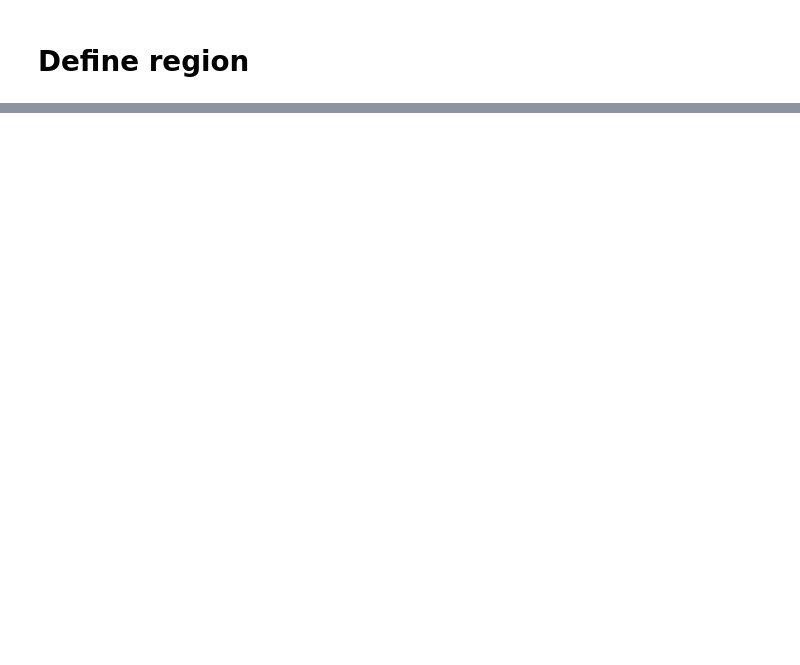
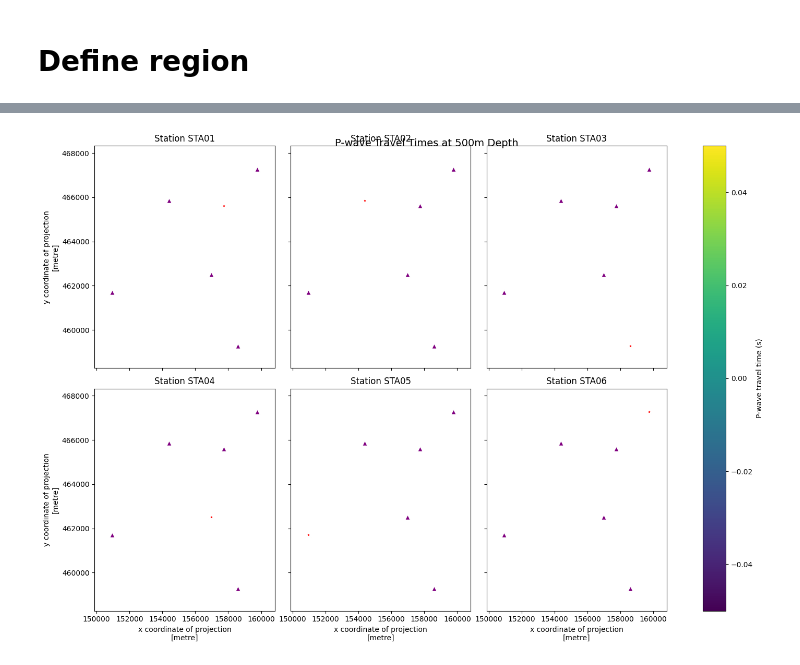
Before and after one commit to TNO/PRESEIS-source-location, a Jupyter notebook: example.ipynb, the cells around one changed output, grey strips where cells are left out. Saved outputs shown, nothing was run; the diff lists cells and outputs as text; code cells hidden in the pictures; blank space fills up the shorter version.

```diff
--- a/example.ipynb
+++ b/example.ipynb
@@ -289,0 +434,19 @@ marginalized over x
+# %%
+# Compute travel times using the updated function from source-location submodule
+print("🕐 Computing travel times using sl.compute_traveltimes()...")
+print("This may take a moment for large grids...")
+
+# Use the modernized function with proper velocity field format
+synth_tt = sl.compute_traveltimes(
+    stationlist=stationlist,
+    velocity_grid=xr.Dataset({"Vinst": RD_grid["Vinst_PS"]}),
+    grid=grid,
+)
+
+print("✓ Travel time computation complete!")
+print(f"  Output shape: {synth_tt.shape}")
+print(f"  Dimensions: {dict(synth_tt.sizes)}")
+print(
+    f"  Travel time range: {float(synth_tt.min()):.2f} - {float(synth_tt.max()):.2f} seconds"
+)
+print(f"  Memory usage: ~{synth_tt.nbytes / 1e6:.1f} MB")
@@ -289,0 +465,65 @@ marginalized over x
+# %%
+# Plot P-wave travel times at 500m depth
+depth_slice = -500.0  # 500m below surface
+
+g = (
+    synth_tt.interp({"z": depth_slice})
+    .sel({"mode": "P"})
+    .plot(
+        x="x",
+        y="y",
+        col="station",
+        col_wrap=3,
+        figsize=(15, 10),
+        cbar_kwargs={"label": "P-wave travel time (s)"},
+    )
+)
+
+# Add contour lines and station positions
+g.map_dataarray(
+    xr.plot.contour,
+    x="x",
+    y="y",
+    levels=10,
+    colors="white",
+    alpha=0.5,
+    add_colorbar=False,
+)
+
+# Mark station positions
+for ax, station_name in zip(g.axs.flat, synth_tt["station"].values):
+    ax.set_title(f"Station {station_name}", fontsize=12)
+    # Plot all stations as purple dots
+    station_coords = stationlist.sel(station=synth_tt.station.values)
+    ax.scatter(
+        station_coords.sel(location="x"),
+        station_coords.sel(location="y"),
+        c="purple",
+        s=50,
+        marker="^",
+        edgecolors="white",
+        linewidths=1,
+        zorder=10,
+    )
+    # Highlight current station
+    current_station = stationlist.sel(station=station_name)
+    ax.scatter(
+        current_station.sel(location="x"),
+        current_station.sel(location="y"),
+        c="red",
+        s=100,
+        marker="*",
+        edgecolors="white",
+        linewidths=2,
+        zorder=15,
+    )
+
+g.fig.suptitle(
+    f"P-wave Travel Times at {abs(depth_slice):.0f}m Depth", fontsize=14, y=0.98
+)
+
+print("📊 Travel time maps displayed above")
+print("  - Contour lines show equal travel time")
+print("  - Purple triangles: all stations")
+print("  - Red stars: source station for each panel")
+# %% [output]
@@ -289,0 +534 @@ marginalized over x
+[figure, added]
```
Also changed, not shown: parts of 108 cells of this notebook, 3 other files.
